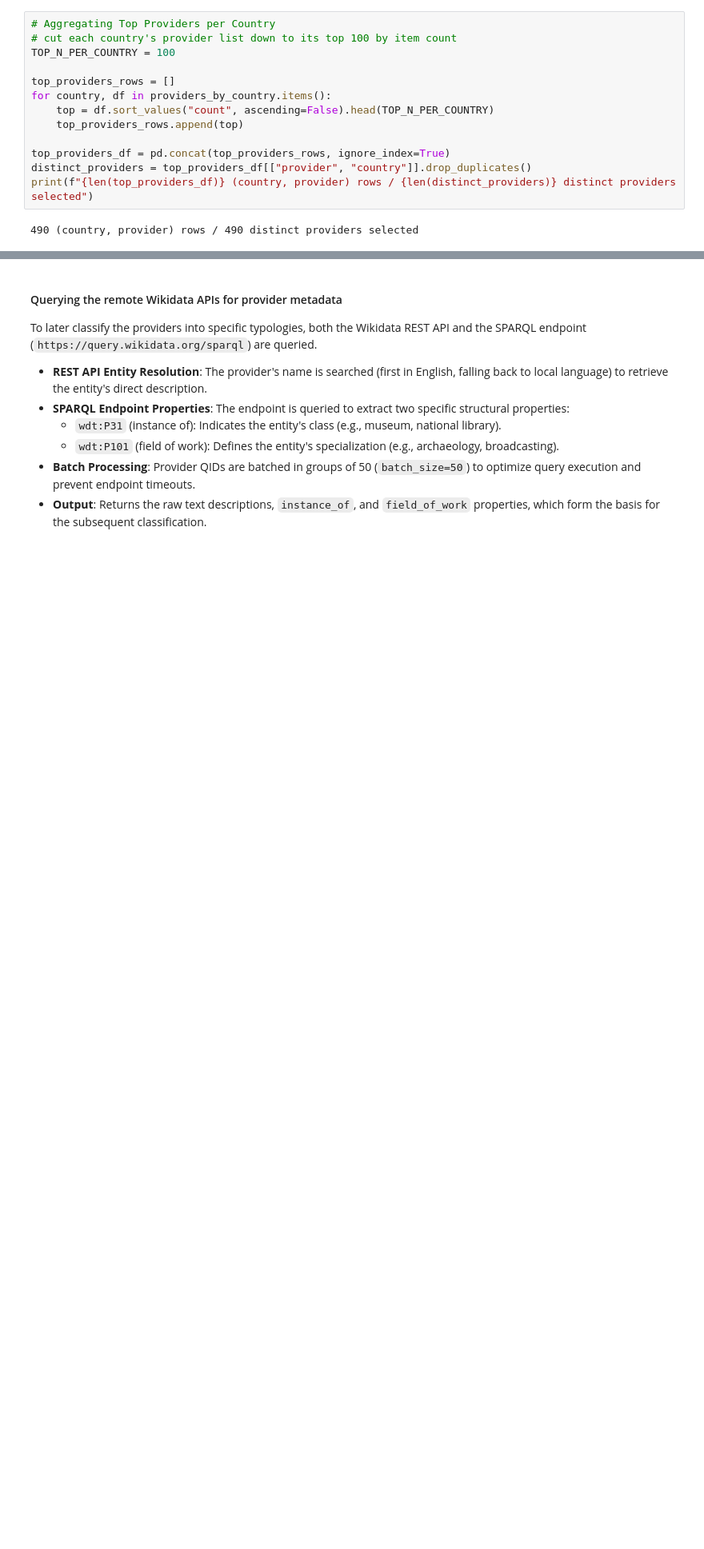
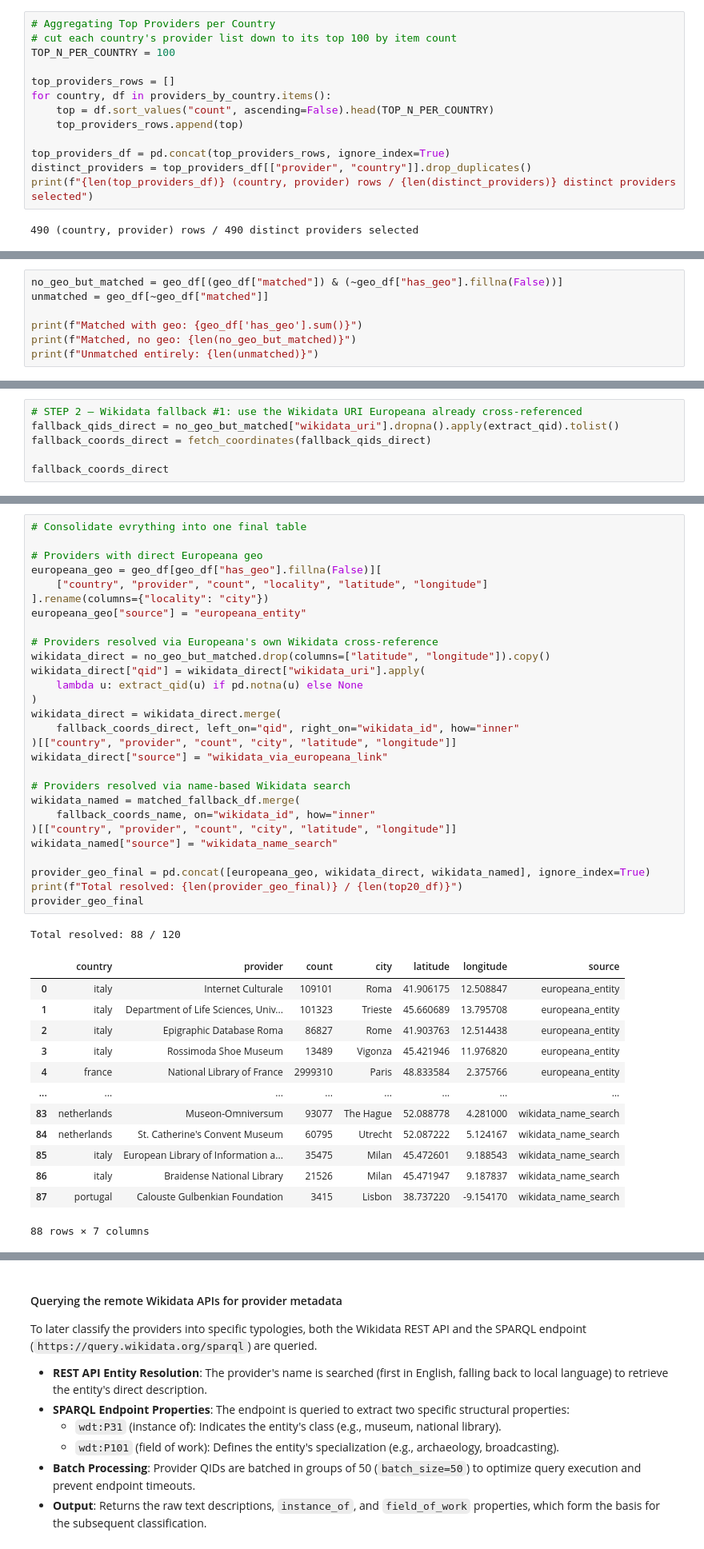
Before and after one commit to hexWitches/LODissea, a Jupyter notebook: notebook/LODissea_v1.ipynb, the cells around one changed output, grey strips where cells are left out. Shown at 80% size. Cells and saved outputs as stored; diff of their text form; blank space fills up the shorter version.

```diff
--- a/notebook/LODissea_v1.ipynb
+++ b/notebook/LODissea_v1.ipynb
@@ -791,0 +974,7 @@ print(f"{len(top_providers_df)} (country, provider) rows / {len(distinct_provide
+# %%
+no_geo_but_matched = geo_df[(geo_df["matched"]) & (~geo_df["has_geo"].fillna(False))]
+unmatched = geo_df[~geo_df["matched"]]
+
+print(f"Matched with geo: {geo_df['has_geo'].sum()}")
+print(f"Matched, no geo: {len(no_geo_but_matched)}")
+print(f"Unmatched entirely: {len(unmatched)}")
@@ -791,0 +1076,6 @@ print(f"{len(top_providers_df)} (country, provider) rows / {len(distinct_provide
+# %%
+# STEP 2 — Wikidata fallback #1: use the Wikidata URI Europeana already cross-referenced
+fallback_qids_direct = no_geo_but_matched["wikidata_uri"].dropna().apply(extract_qid).tolist()
+fallback_coords_direct = fetch_coordinates(fallback_qids_direct)
+
+fallback_coords_direct
@@ -791,0 +1123,43 @@ print(f"{len(top_providers_df)} (country, provider) rows / {len(distinct_provide
+# %%
+# Consolidate evrything into one final table
+
+# Providers with direct Europeana geo
+europeana_geo = geo_df[geo_df["has_geo"].fillna(False)][
+    ["country", "provider", "count", "locality", "latitude", "longitude"]
+].rename(columns={"locality": "city"})
+europeana_geo["source"] = "europeana_entity"
+
+# Providers resolved via Europeana's own Wikidata cross-reference
+wikidata_direct = no_geo_but_matched.drop(columns=["latitude", "longitude"]).copy()
+wikidata_direct["qid"] = wikidata_direct["wikidata_uri"].apply(
+    lambda u: extract_qid(u) if pd.notna(u) else None
+)
+wikidata_direct = wikidata_direct.merge(
+    fallback_coords_direct, left_on="qid", right_on="wikidata_id", how="inner"
+)[["country", "provider", "count", "city", "latitude", "longitude"]]
+wikidata_direct["source"] = "wikidata_via_europeana_link"
+
+# Providers resolved via name-based Wikidata search
+wikidata_named = matched_fallback_df.merge(
+    fallback_coords_name, on="wikidata_id", how="inner"
+)[["country", "provider", "count", "city", "latitude", "longitude"]]
+wikidata_named["source"] = "wikidata_name_search"
+
+provider_geo_final = pd.concat([europeana_geo, wikidata_direct, wikidata_named], ignore_index=True)
+print(f"Total resolved: {len(provider_geo_final)} / {len(top20_df)}")
+provider_geo_final
+# %% [output]
+Total resolved: 88 / 120
+|  | country | provider | count | city | latitude | longitude | source |
+| 0 | italy | Internet Culturale | 109101 | Roma | 41.906175 | 12.508847 | europeana_entity |
+| 1 | italy | Department of Life Sciences, Univ... | 101323 | Trieste | 45.660689 | 13.795708 | europeana_entity |
+| 2 | italy | Epigraphic Database Roma | 86827 | Rome | 41.903763 | 12.514438 | europeana_entity |
+| 3 | italy | Rossimoda Shoe Museum | 13489 | Vigonza | 45.421946 | 11.976820 | europeana_entity |
+| 4 | france | National Library of France | 2999310 | Paris | 48.833584 | 2.375766 | europeana_entity |
+| ... | ... | ... | ... | ... | ... | ... | ... |
+| 83 | netherlands | Museon-Omniversum | 93077 | The Hague | 52.088778 | 4.281000 | wikidata_name_search |
+| 84 | netherlands | St. Catherine's Convent Museum | 60795 | Utrecht | 52.087222 | 5.124167 | wikidata_name_search |
+| 85 | italy | European Library of Information a... | 35475 | Milan | 45.472601 | 9.188543 | wikidata_name_search |
+| 86 | italy | Braidense National Library | 21526 | Milan | 45.471947 | 9.187837 | wikidata_name_search |
+| 87 | portugal | Calouste Gulbenkian Foundation | 3415 | Lisbon | 38.737220 | -9.154170 | wikidata_name_search |
+88 rows × 7 columns
```
Also changed, not shown: parts of 18 cells of this notebook, 6 other files.
